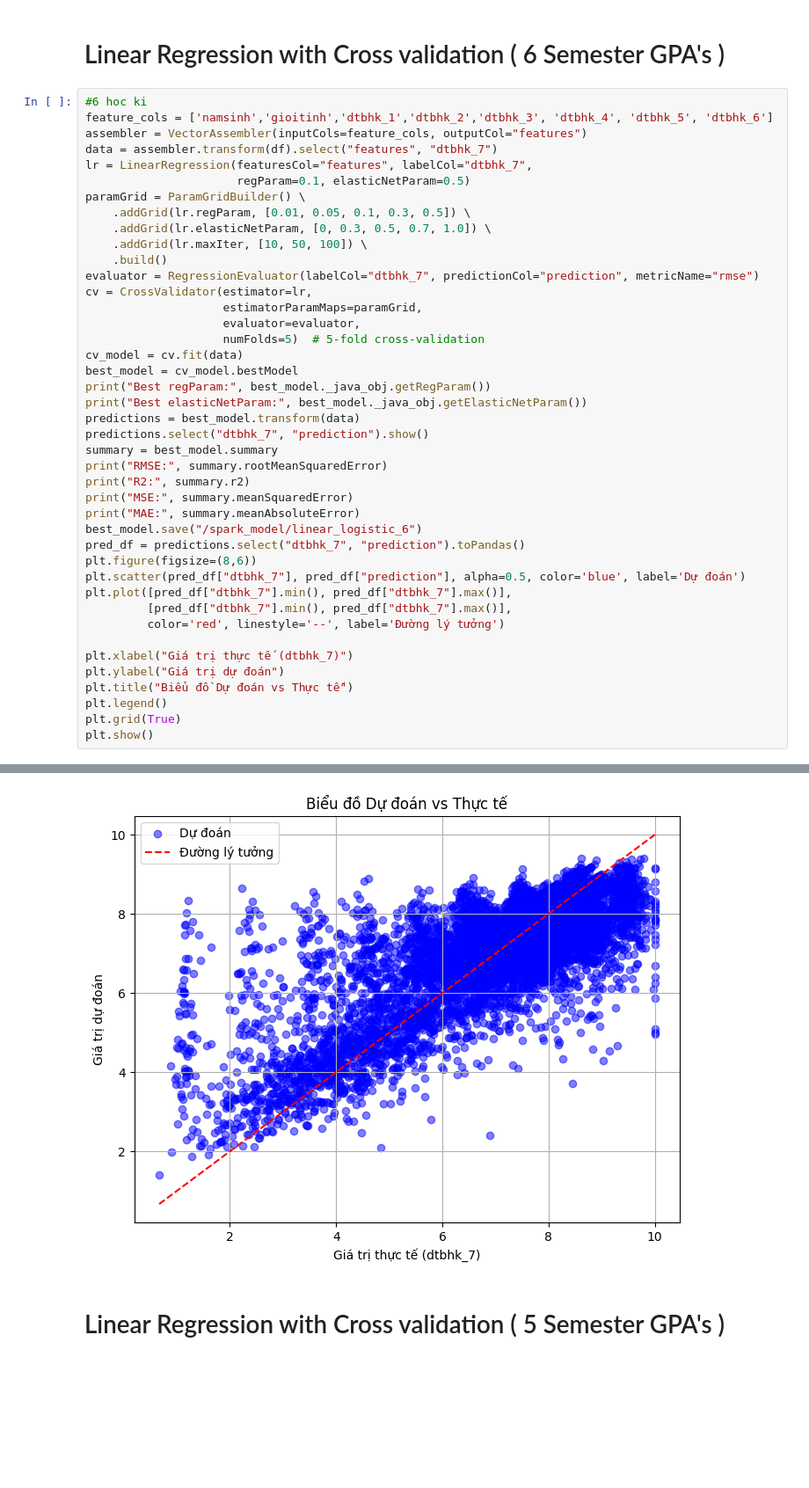
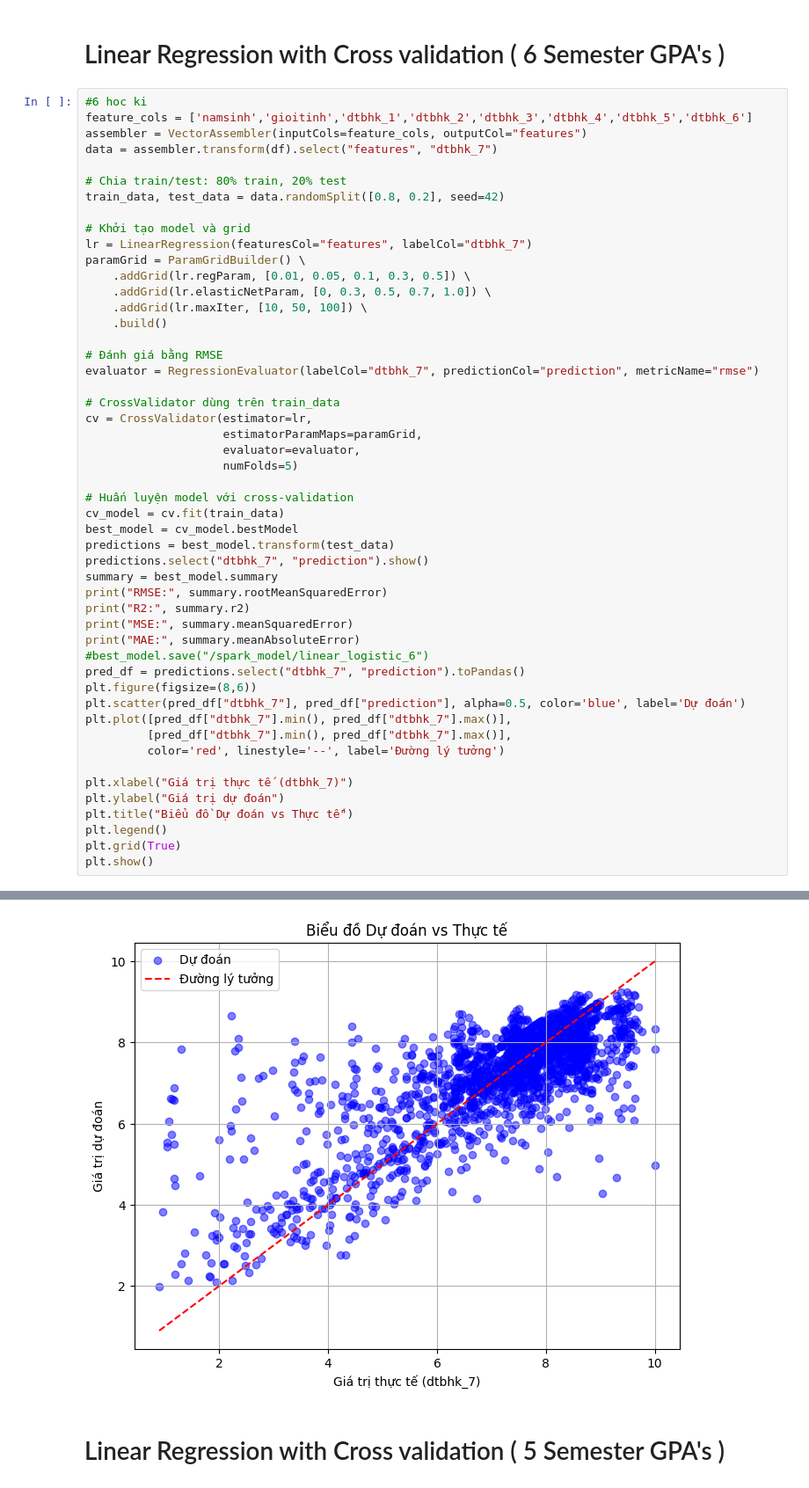
Before and after one commit to Hatsuki9813/GPAPredictor, a Jupyter notebook: PySparkML/Dudoandiem.ipynb, the cells around one changed output, grey strips where cells are left out. Shown: that part at 88% size. Saved outputs shown, nothing was run; the diff lists cells and outputs as text; blank space fills up the shorter version.

Commit message:
add train test split

```diff
--- a/PySparkML/Dudoandiem.ipynb
+++ b/PySparkML/Dudoandiem.ipynb
@@ -103,33 +103,41 @@ plt.show()
 # Linear Regression with Cross validation ( 6 Semester GPA's )
 # %%
 #6 hoc ki
-feature_cols = ['namsinh','gioitinh','dtbhk_1','dtbhk_2','dtbhk_3', 'dtbhk_4', 'dtbhk_5', 'dtbhk_6']
+feature_cols = ['namsinh','gioitinh','dtbhk_1','dtbhk_2','dtbhk_3','dtbhk_4','dtbhk_5','dtbhk_6']
 assembler = VectorAssembler(inputCols=feature_cols, outputCol="features")
 data = assembler.transform(df).select("features", "dtbhk_7")
-lr = LinearRegression(featuresCol="features", labelCol="dtbhk_7",
-                      regParam=0.1, elasticNetParam=0.5)
+
+# Chia train/test: 80% train, 20% test
+train_data, test_data = data.randomSplit([0.8, 0.2], seed=42)
+
+# Khởi tạo model và grid
+lr = LinearRegression(featuresCol="features", labelCol="dtbhk_7")
 paramGrid = ParamGridBuilder() \
     .addGrid(lr.regParam, [0.01, 0.05, 0.1, 0.3, 0.5]) \
     .addGrid(lr.elasticNetParam, [0, 0.3, 0.5, 0.7, 1.0]) \
     .addGrid(lr.maxIter, [10, 50, 100]) \
     .build()
+
+# Đánh giá bằng RMSE
 evaluator = RegressionEvaluator(labelCol="dtbhk_7", predictionCol="prediction", metricName="rmse")
+
+# CrossValidator dùng trên train_data
 cv = CrossValidator(estimator=lr,
                     estimatorParamMaps=paramGrid,
                     evaluator=evaluator,
-                    numFolds=5)  # 5-fold cross-validation
-cv_model = cv.fit(data)
+                    numFolds=5)
+
+# Huấn luyện model với cross-validation
+cv_model = cv.fit(train_data)
 best_model = cv_model.bestModel
-print("Best regParam:", best_model._java_obj.getRegParam())
-print("Best elasticNetParam:", best_model._java_obj.getElasticNetParam())
-predictions = best_model.transform(data)
+predictions = best_model.transform(test_data)
 predictions.select("dtbhk_7", "prediction").show()
 summary = best_model.summary
 print("RMSE:", summary.rootMeanSquaredError)
 print("R2:", summary.r2)
 print("MSE:", summary.meanSquaredError)
 print("MAE:", summary.meanAbsoluteError)
-best_model.save("/spark_model/linear_logistic_6")
+#best_model.save("/spark_model/linear_logistic_6")
 pred_df = predictions.select("dtbhk_7", "prediction").toPandas()
 plt.figure(figsize=(8,6))
 plt.scatter(pred_df["dtbhk_7"], pred_df["prediction"], alpha=0.5, color='blue', label='Dự đoán')
@@ -164,4 +174,4 @@ MAE: 0.6991253853692092
-[figure, old version]
+[figure, new version]
 # %% [markdown]
 # Linear Regression with Cross validation ( 5 Semester GPA's )
 # %%
```
Also changed, not shown: parts of 10 cells of this notebook.
